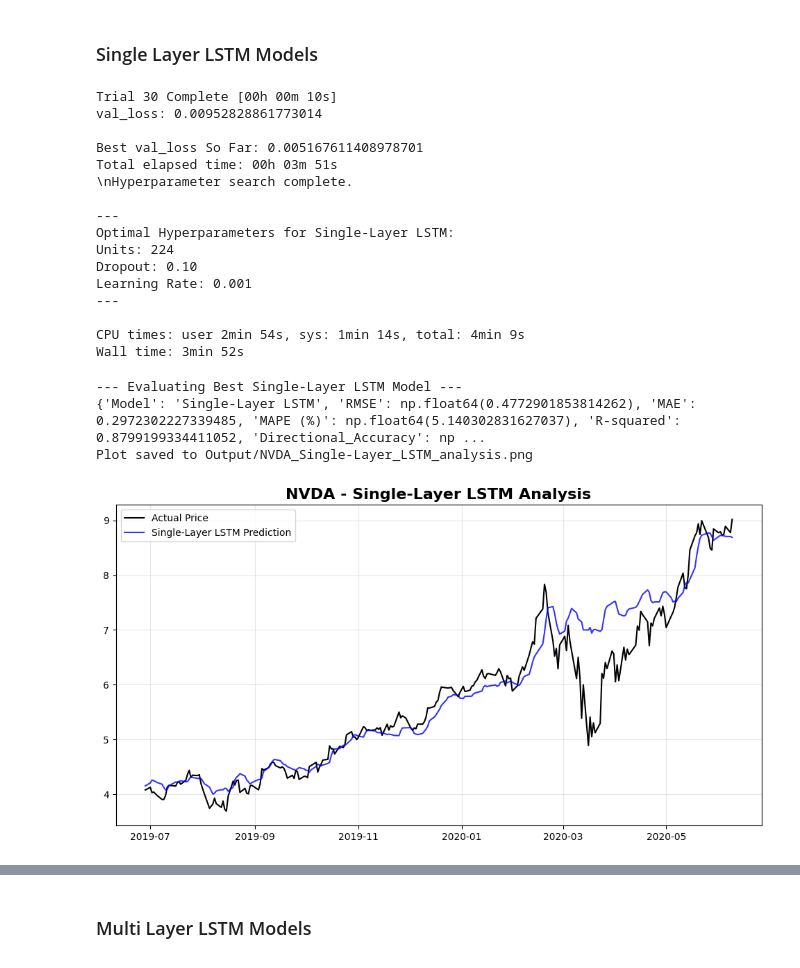
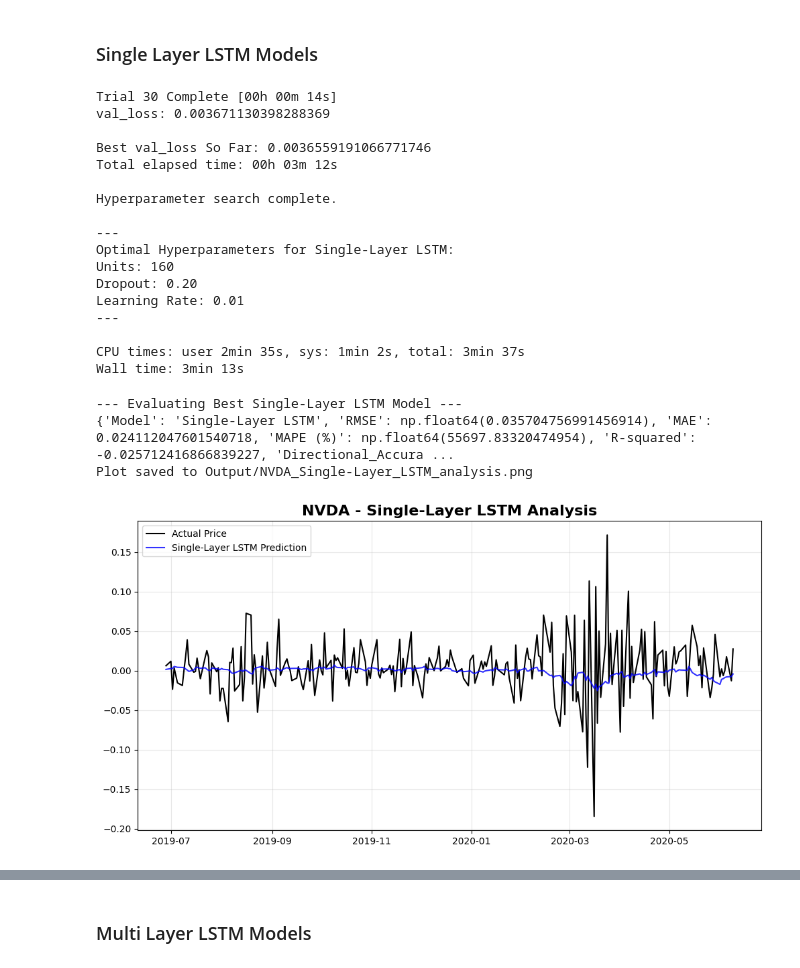
Before and after one commit to SandyCompetent/stock_market_analysis, a Jupyter notebook: main_analysis.ipynb, the cells around one changed output, grey strips where cells are left out. Saved outputs shown, nothing was run; the diff lists cells and outputs as text; code cells hidden in the pictures.

```diff
--- a/main_analysis.ipynb
+++ b/main_analysis.ipynb
@@ -133,0 +169,12 @@ Wall time: 601 ms
+# %%
+# Calculate daily returns, which will be our new target variable
+print("--- Calculating Daily Returns ---")
+tech_data['Returns'] = tech_data['Close'].pct_change()
+tech_data = tech_data.dropna() # Drop the first row which will have a NaN return
+print("'Returns' column created.")
+
+enhanced_full_data = dp.create_enhanced_dataset(tech_data, daily_sentiment_df)
+# Recalculate returns for the enhanced dataset as well
+if enhanced_full_data is not None:
+    enhanced_full_data['Returns'] = enhanced_full_data['Close'].pct_change()
+    enhanced_full_data = enhanced_full_data.dropna()
@@ -179,7 +232,7 @@ tuner_single_lstm = kt.Hyperband(
     factor=3,
     directory="tuner_results",
     project_name="single_layer_lstm",
-    overwrite=True,
+    overwrite=False,
 )
 
 # Define a callback to stop training early
@@ -212,53 +265,54 @@ Learning Rate: {best_hps_single_lstm.get('learning_rate')}
 """
 )
 # %% [output]
-Trial 30 Complete [00h 00m 10s]
-val_loss: 0.00952828861773014
+Trial 30 Complete [00h 00m 14s]
+val_loss: 0.003671130398288369
 
-Best val_loss So Far: 0.005167611408978701
-Total elapsed time: 00h 03m 51s
-\nHyperparameter search complete.
+Best val_loss So Far: 0.0036559191066771746
+Total elapsed time: 00h 03m 12s
+
+Hyperparameter search complete.
 
 ---
 Optimal Hyperparameters for Single-Layer LSTM:
-Units: 224
-Dropout: 0.10
-Learning Rate: 0.001
+Units: 160
+Dropout: 0.20
+Learning Rate: 0.01
 ---
 
-CPU times: user 2min 54s, sys: 1min 14s, total: 4min 9s
-Wall time: 3min 52s
+CPU times: user 2min 35s, sys: 1min 2s, total: 3min 37s
+Wall time: 3min 13s
 # %%
 %%time
 # --- Evaluation using the best model ---
 print("\n--- Evaluating Best Single-Layer LSTM Model ---")
 single_layer_lstm_preds = single_lstm_model.predict(X_test_tech, verbose=0)
 
-# Re-create the scaler based on the training data's 'Close' price
+# Re-create the scaler based on the training data's 'Returns' price
 close_scaler = MinMaxScaler()
-close_scaler.fit(tech_data[["Close"]][: len(X_train_tech)])  # Fit only on the training part
+close_scaler.fit(tech_data[["Returns"]][: len(X_train_tech)])  # Fit only on the training part
 
 # Inverse transforms the actual and predicted values
 y_test_tech_scaled = close_scaler.inverse_transform(y_test_tech.reshape(-1, 1))
 base_preds_scaled = close_scaler.inverse_transform(single_layer_lstm_preds)
 
 # Calculate and print metrics
 baseline_metrics = ut.calculate_metrics(
     y_test_tech_scaled, base_preds_scaled, "Single-Layer LSTM", y_train_tech
 )
 print(baseline_metrics)
 
 # Plot the results
 test_dates_tech = tech_data.index[-len(y_test_tech_scaled) :]
 ut.plot_non_keras_results(
     y_test_tech_scaled,
     base_preds_scaled,
     test_dates_tech,
     cfg.STOCK_SYMBOL,
     "Single-Layer LSTM",
 )
 # %% [output]
 --- Evaluating Best Single-Layer LSTM Model ---
-{'Model': 'Single-Layer LSTM', 'RMSE': np.float64(0.4772901853814262), 'MAE': 0.2972302227339485, 'MAPE (%)': np.float64(5.140302831627037), 'R-squared': 0.8799199334411052, 'Directional_Accuracy': np ...
+{'Model': 'Single-Layer LSTM', 'RMSE': np.float64(0.035704756991456914), 'MAE': 0.024112047601540718, 'MAPE (%)': np.float64(55697.83320474954), 'R-squared': -0.025712416866839227, 'Directional_Accura ...
 Plot saved to Output/NVDA_Single-Layer_LSTM_analysis.png
-[figure, old version]
+[figure, new version]
```
Also changed, not shown: parts of 32 cells of this notebook, 6 other files.
